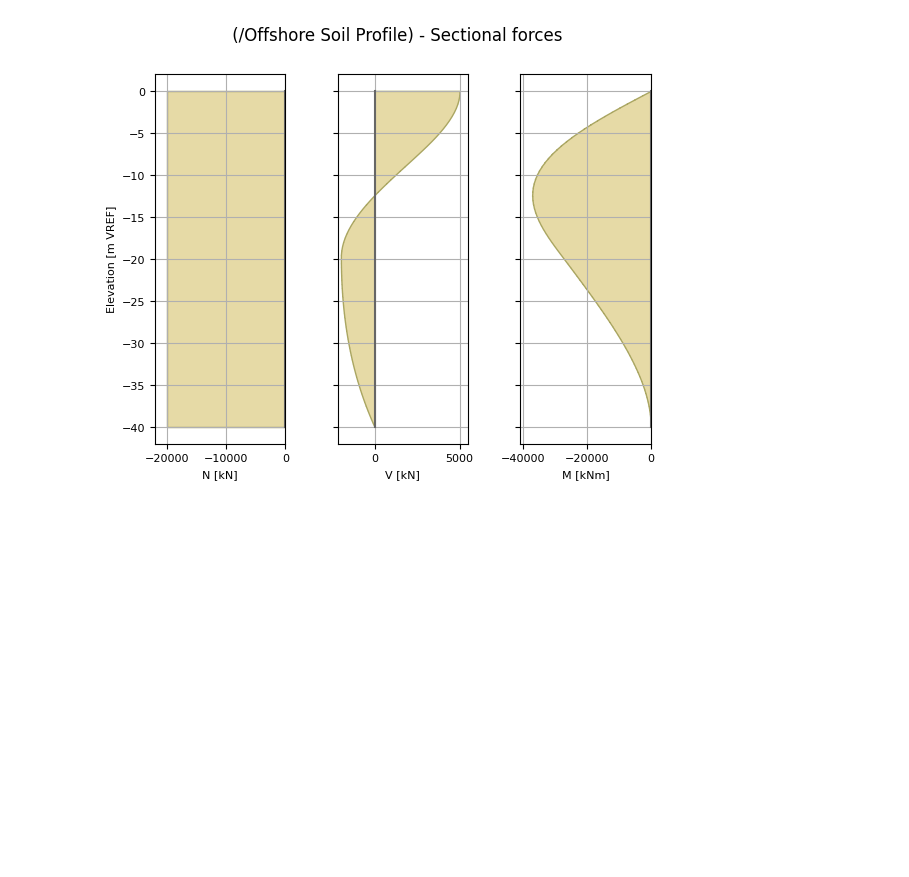
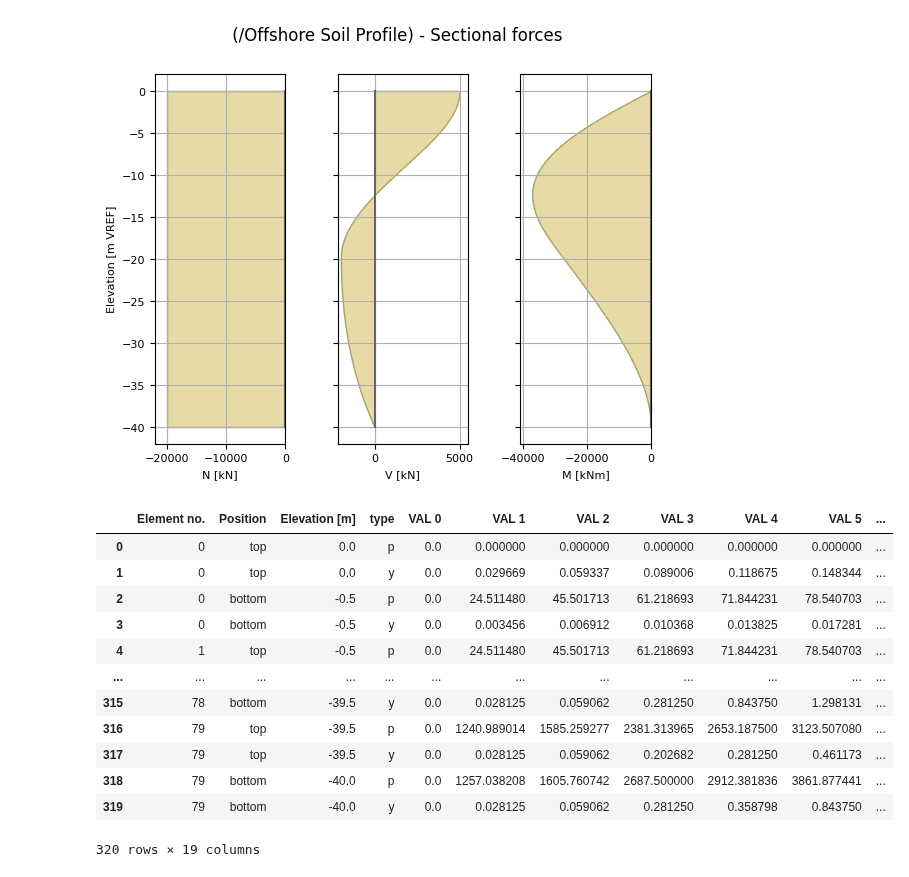
Before and after one commit to TchilDill/openpile, a Jupyter notebook: samples/usage3.ipynb, the cells around one changed output. Drawn from its saved outputs; the diff is of its cells as text; code cells hidden in the pictures; blank space fills up the shorter version.

```diff
--- a/samples/usage3.ipynb
+++ b/samples/usage3.ipynb
@@ -183,3 +183,19 @@ Result.plot_forces()
 # %% [output]
 Converged at iteration no. 2
 [figure]
+# %%
+M.py_springs
+# %% [output]
+|  | Element no. | Position | Elevation [m] | type | VAL 0 | VAL 1 | VAL 2 | VAL 3 | VAL 4 | VAL 5 | ... |
+| 0 | 0 | top | 0.0 | p | 0.0 | 0.000000 | 0.000000 | 0.000000 | 0.000000 | 0.000000 | ... |
+| 1 | 0 | top | 0.0 | y | 0.0 | 0.029669 | 0.059337 | 0.089006 | 0.118675 | 0.148344 | ... |
+| 2 | 0 | bottom | -0.5 | p | 0.0 | 24.511480 | 45.501713 | 61.218693 | 71.844231 | 78.540703 | ... |
+| 3 | 0 | bottom | -0.5 | y | 0.0 | 0.003456 | 0.006912 | 0.010368 | 0.013825 | 0.017281 | ... |
+| 4 | 1 | top | -0.5 | p | 0.0 | 24.511480 | 45.501713 | 61.218693 | 71.844231 | 78.540703 | ... |
+| ... | ... | ... | ... | ... | ... | ... | ... | ... | ... | ... | ... |
+| 315 | 78 | bottom | -39.5 | y | 0.0 | 0.028125 | 0.059062 | 0.281250 | 0.843750 | 1.298131 | ... |
+| 316 | 79 | top | -39.5 | p | 0.0 | 1240.989014 | 1585.259277 | 2381.313965 | 2653.187500 | 3123.507080 | ... |
+| 317 | 79 | top | -39.5 | y | 0.0 | 0.028125 | 0.059062 | 0.202682 | 0.281250 | 0.461173 | ... |
+| 318 | 79 | bottom | -40.0 | p | 0.0 | 1257.038208 | 1605.760742 | 2687.500000 | 2912.381836 | 3861.877441 | ... |
+| 319 | 79 | bottom | -40.0 | y | 0.0 | 0.028125 | 0.059062 | 0.281250 | 0.358798 | 0.843750 | ... |
+320 rows × 19 columns
```
Also changed, not shown: parts of 1 cell of this notebook, 1 other file.
